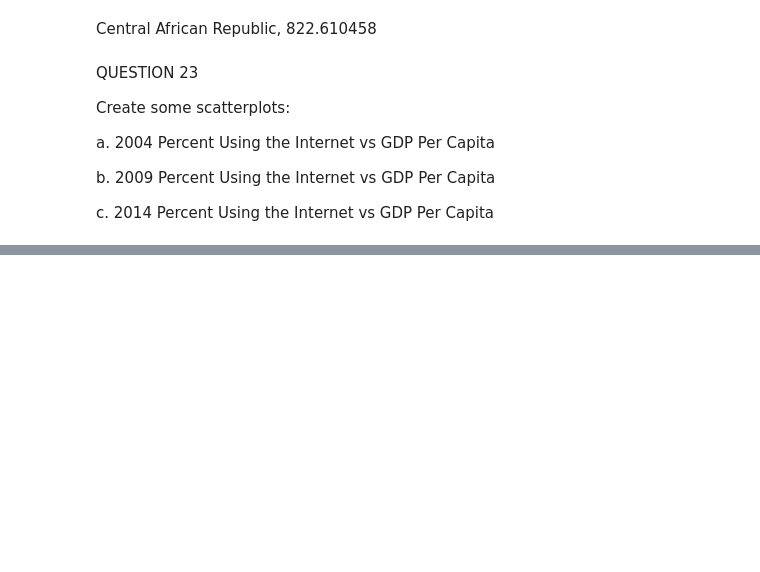
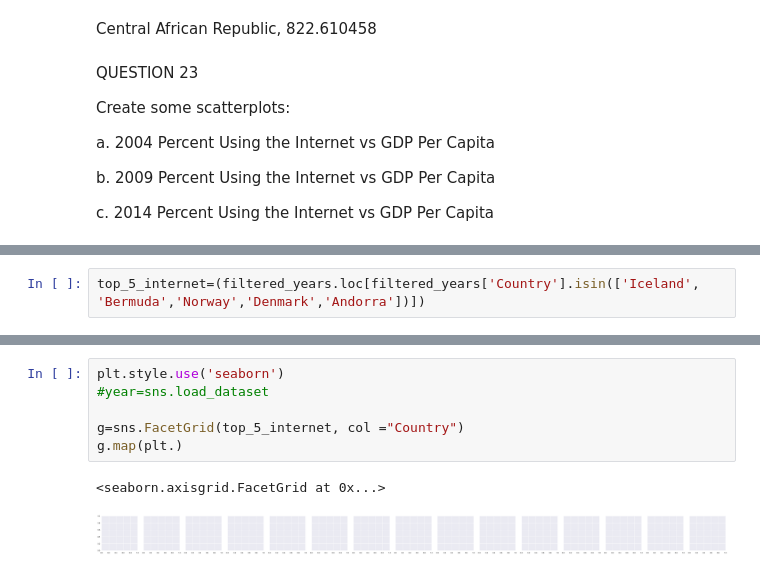
Before and after one commit to megan2/gdp-and-internet-usage-megan2, a Jupyter notebook: gdp_python_workbook.ipynb, the cells around one changed output, grey strips where cells are left out. Drawn from its saved outputs; the diff is of its cells as text; blank space fills up the shorter version.

Commit message:
got to the facetgrid

```diff
--- a/gdp_python_workbook.ipynb
+++ b/gdp_python_workbook.ipynb
@@ -279,0 +318,2 @@ Text(0, 0.5, 'GDP_Per_Capita')
+# %%
+top_5_internet=(filtered_years.loc[filtered_years['Country'].isin(['Iceland', 'Bermuda','Norway','Denmark','Andorra'])])
@@ -279,0 +334,9 @@ Text(0, 0.5, 'GDP_Per_Capita')
+# %%
+plt.style.use('seaborn')
+#year=sns.load_dataset
+
+g=sns.FacetGrid(top_5_internet, col ="Country")
+g.map(plt.)
+# %% [output]
+<seaborn.axisgrid.FacetGrid at 0x...>
+[figure, added]
```
Also changed, not shown: parts of 11 cells of this notebook.
